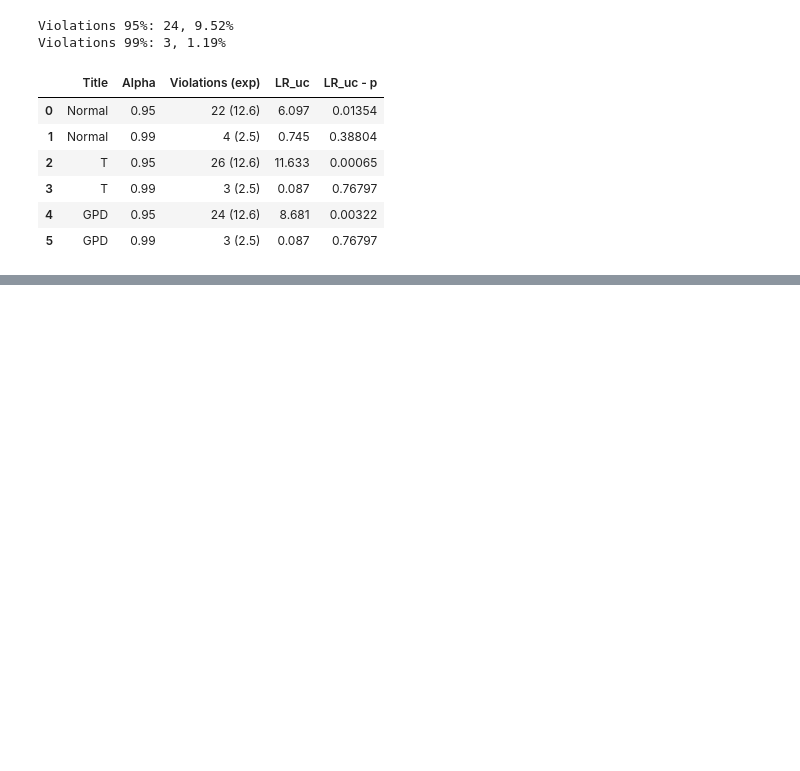
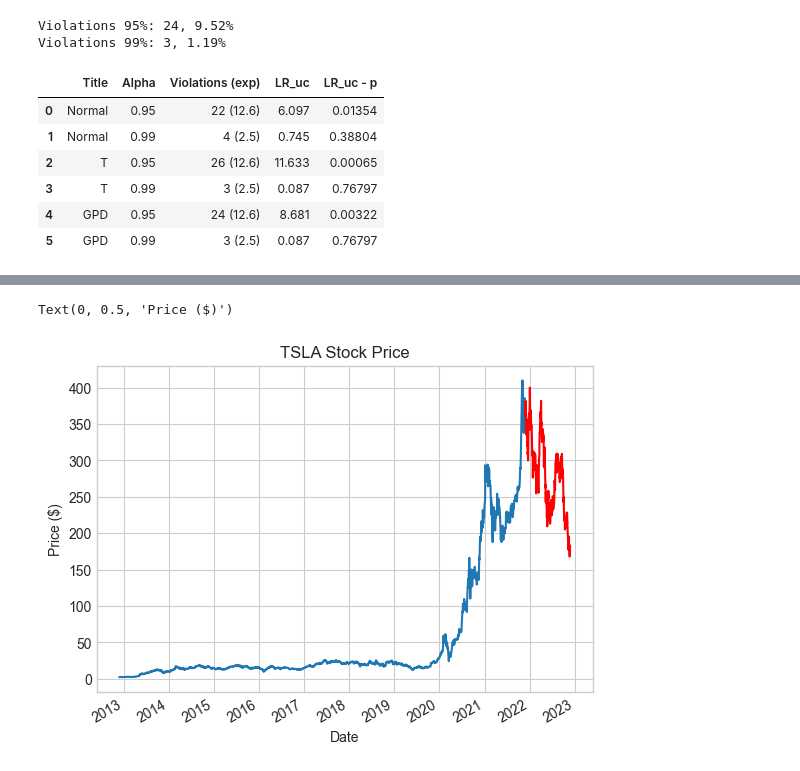
Before and after one commit to georgec123/qrm2, a Jupyter notebook: src/q1.ipynb, the cells around one changed output, grey strips where cells are left out. Drawn from its saved outputs; the diff is of its cells as text; code cells hidden in the pictures; blank space fills up the shorter version.

```diff
--- a/src/q1.ipynb
+++ b/src/q1.ipynb
@@ -282,0 +341,8 @@ backtesting_df
+# %%
+ax = df.loc[train_mask,'TSLA'].plot(logy=False)
+ax = df.loc[~train_mask,'TSLA'].plot(logy=False, ax=ax, color='r')
+plt.title('TSLA Stock Price')
+plt.ylabel('Price ($)')
+# %% [output]
+Text(0, 0.5, 'Price ($)')
+[figure, added]
```
Also changed, not shown: parts of 7 cells of this notebook, 3 other files.
